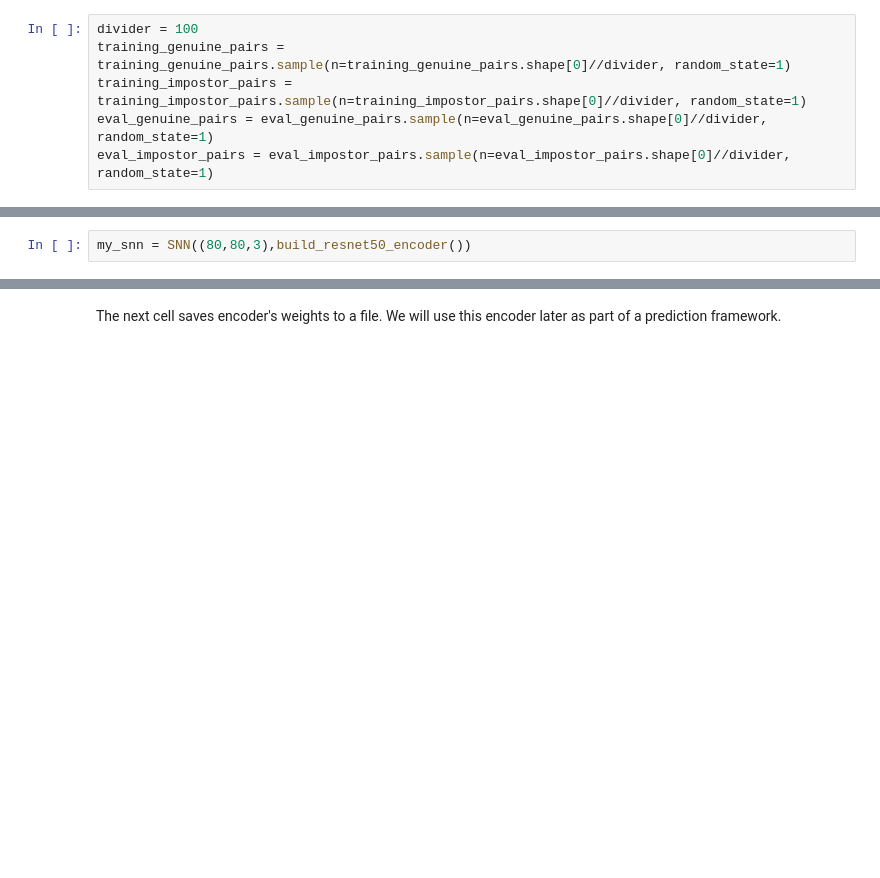
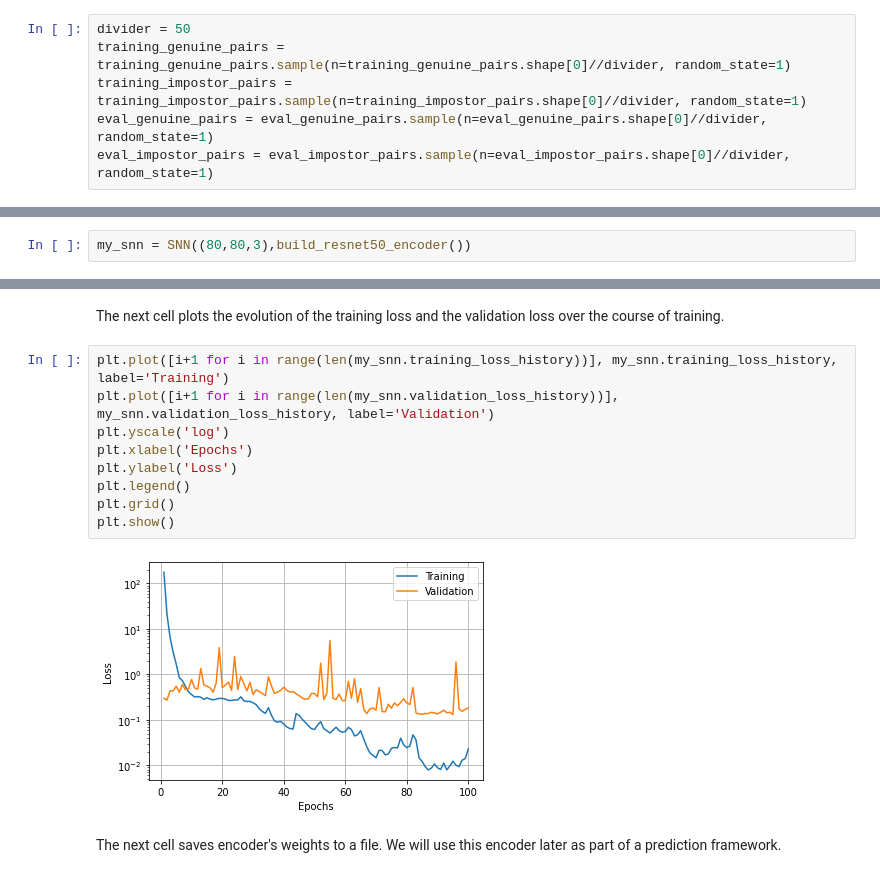
Before and after one commit to profjefer/Facial-Recognition-ResNet50-SNN, a Jupyter notebook: training.ipynb, the cells around one changed output, grey strips where cells are left out. Saved outputs shown, nothing was run; the diff lists cells and outputs as text; blank space fills up the shorter version.

```diff
--- a/training.ipynb
+++ b/training.ipynb
@@ -102,7 +116,7 @@ eval_impostor_pairs = pd.read_csv(os.path.join('celeba_pairs', 'eval_impostor_pa
 # %% [markdown]
 CelebA is a big dataset. To reduce the amount of time needed to train the SNN, it is necessary to randomly sample data from the dataset.
 # %%
-divider = 100
+divider = 50
 training_genuine_pairs = training_genuine_pairs.sample(n=training_genuine_pairs.shape[0]//divider, random_state=1)
 training_impostor_pairs = training_impostor_pairs.sample(n=training_impostor_pairs.shape[0]//divider, random_state=1)
 eval_genuine_pairs = eval_genuine_pairs.sample(n=eval_genuine_pairs.shape[0]//divider, random_state=1)
@@ -165,3 +206,16 @@ my_snn.fit(training_generator, eval_generator, epochs=100)
+# %% [markdown]
+The next cell plots the evolution of the training loss and the validation loss over the course of training.
+# %%
+plt.plot([i+1 for i in range(len(my_snn.training_loss_history))], my_snn.training_loss_history, label='Training')
+plt.plot([i+1 for i in range(len(my_snn.validation_loss_history))], my_snn.validation_loss_history, label='Validation')
+plt.yscale('log')
+plt.xlabel('Epochs')
+plt.ylabel('Loss')
+plt.legend()
+plt.grid()
+plt.show()
+# %% [output]
+[figure, added]
 # %% [markdown]
 The next cell saves encoder's weights to a file. We will use this encoder later as part of a prediction framework.
 # %%
```
Also changed, not shown: parts of 6 cells of this notebook.
